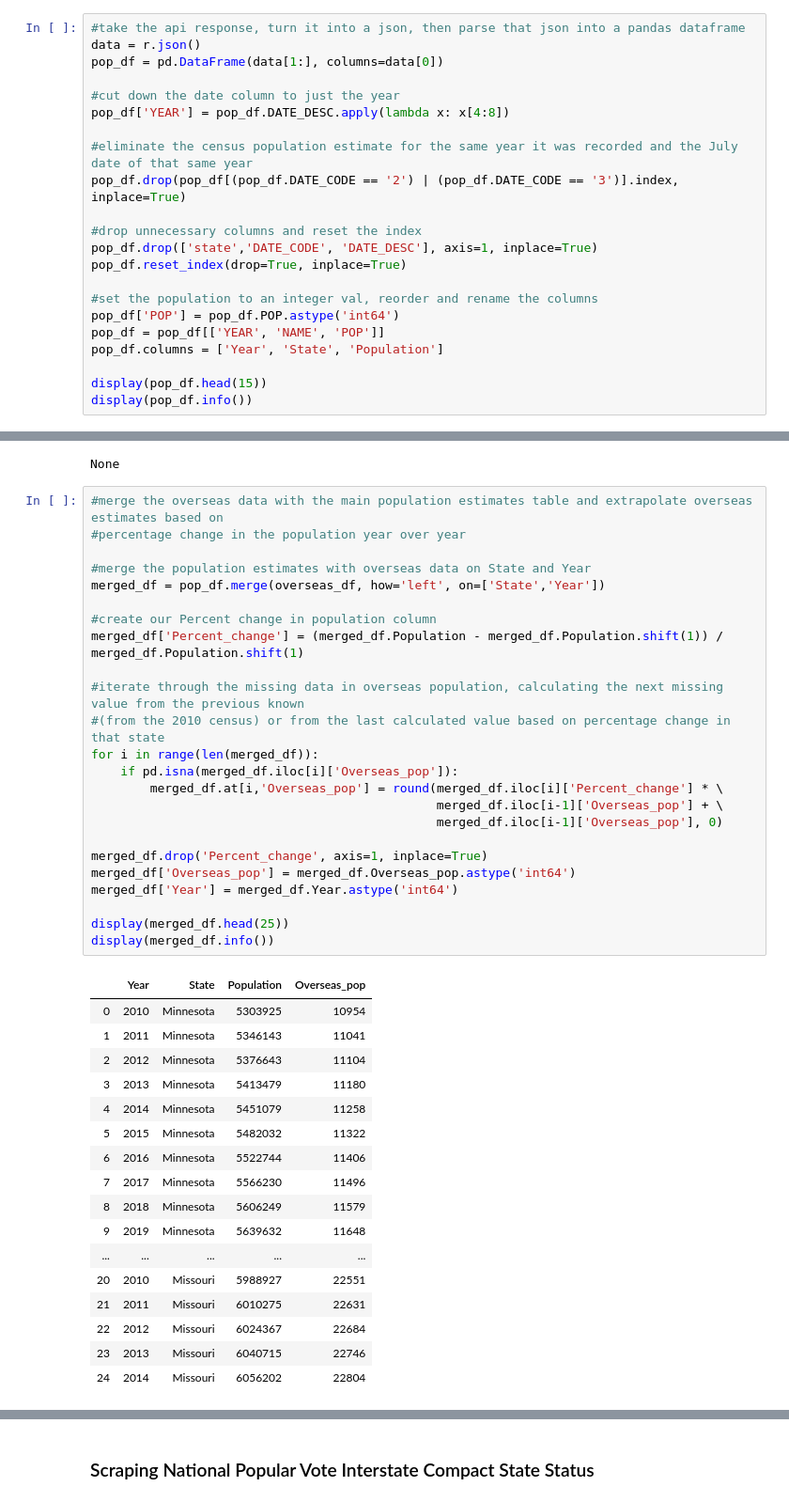
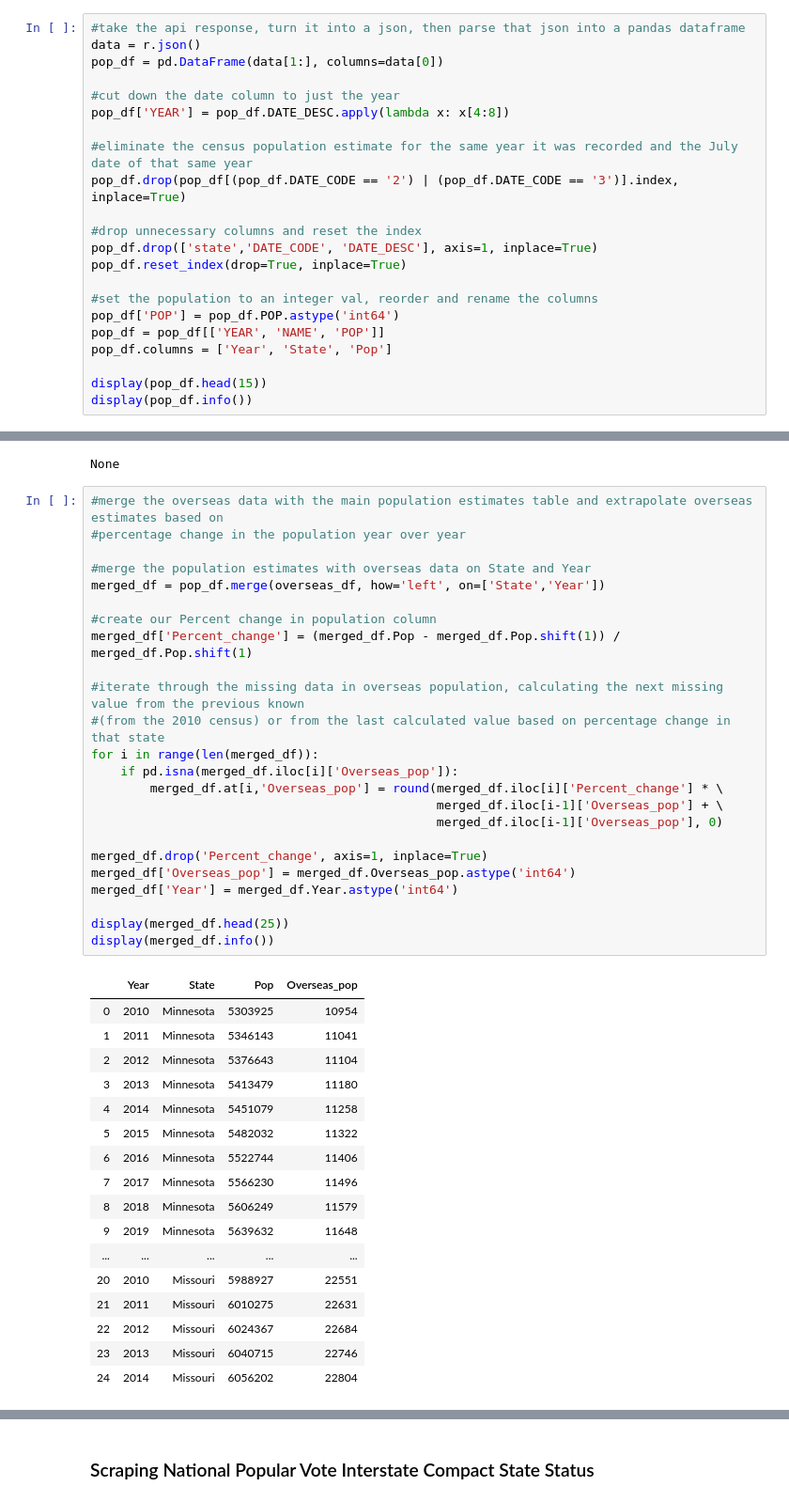
Before and after one commit to zapatos24/The_Electoral_College-Today_and_Tomorrow, a Jupyter notebook: electoral_college_data_map_ETL.ipynb, the cells around one changed output, grey strips where cells are left out. Shown at 94% size. Drawn from its saved outputs; the diff is of its cells as text.

```diff
--- a/electoral_college_data_map_ETL.ipynb
+++ b/electoral_college_data_map_ETL.ipynb
@@ -170,7 +170,7 @@ pop_df.reset_index(drop=True, inplace=True)
 #set the population to an integer val, reorder and rename the columns
 pop_df['POP'] = pop_df.POP.astype('int64')
 pop_df = pop_df[['YEAR', 'NAME', 'POP']]
-pop_df.columns = ['Year', 'State', 'Population']
+pop_df.columns = ['Year', 'State', 'Pop']
 
 display(pop_df.head(15))
 display(pop_df.info())
@@ -231,29 +231,29 @@ None
 # %%
 #merge the overseas data with the main population estimates table and extrapolate overseas estimates based on
 #percentage change in the population year over year
 
 #merge the population estimates with overseas data on State and Year
 merged_df = pop_df.merge(overseas_df, how='left', on=['State','Year'])
 
 #create our Percent change in population column
-merged_df['Percent_change'] = (merged_df.Population - merged_df.Population.shift(1)) / merged_df.Population.shift(1)
+merged_df['Percent_change'] = (merged_df.Pop - merged_df.Pop.shift(1)) / merged_df.Pop.shift(1)
 
 #iterate through the missing data in overseas population, calculating the next missing value from the previous known
 #(from the 2010 census) or from the last calculated value based on percentage change in that state
 for i in range(len(merged_df)):
     if pd.isna(merged_df.iloc[i]['Overseas_pop']):
         merged_df.at[i,'Overseas_pop'] = round(merged_df.iloc[i]['Percent_change'] * \
                                                merged_df.iloc[i-1]['Overseas_pop'] + \
                                                merged_df.iloc[i-1]['Overseas_pop'], 0)
 
 merged_df.drop('Percent_change', axis=1, inplace=True)
 merged_df['Overseas_pop'] = merged_df.Overseas_pop.astype('int64')
 merged_df['Year'] = merged_df.Year.astype('int64')
 
 display(merged_df.head(25))
 display(merged_df.info())
 # %% [output]
-|  | Year | State | Population | Overseas_pop |
+|  | Year | State | Pop | Overseas_pop |
 | 0 | 2010 | Minnesota | 5303925 | 10954 |
 | 1 | 2011 | Minnesota | 5346143 | 11041 |
 | 2 | 2012 | Minnesota | 5376643 | 11104 |
```
Also changed, not shown: parts of 10 cells of this notebook, 8 other files.
